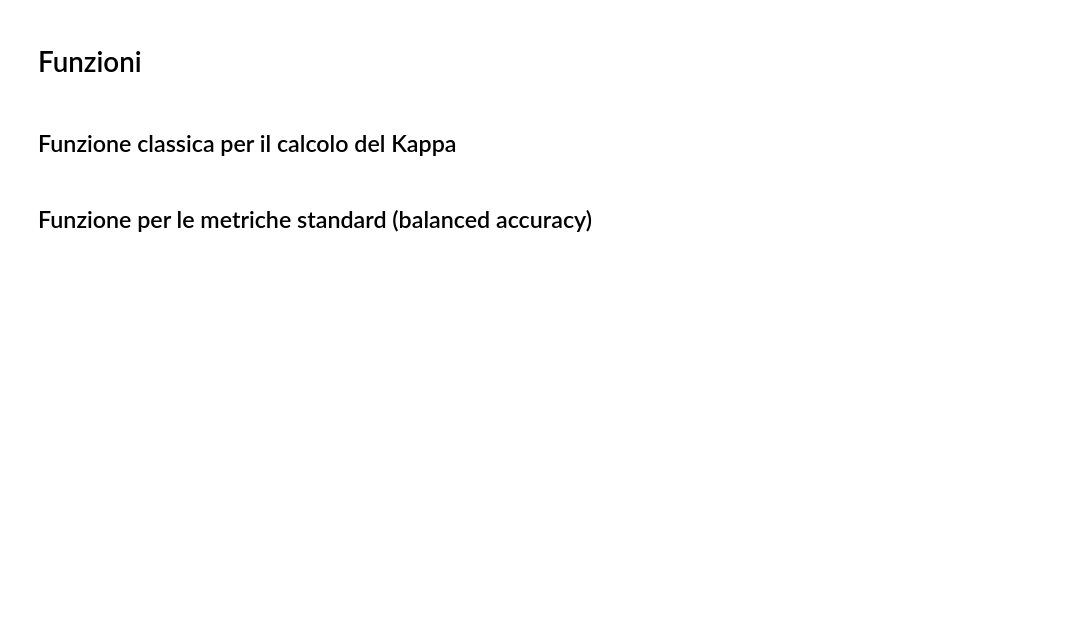
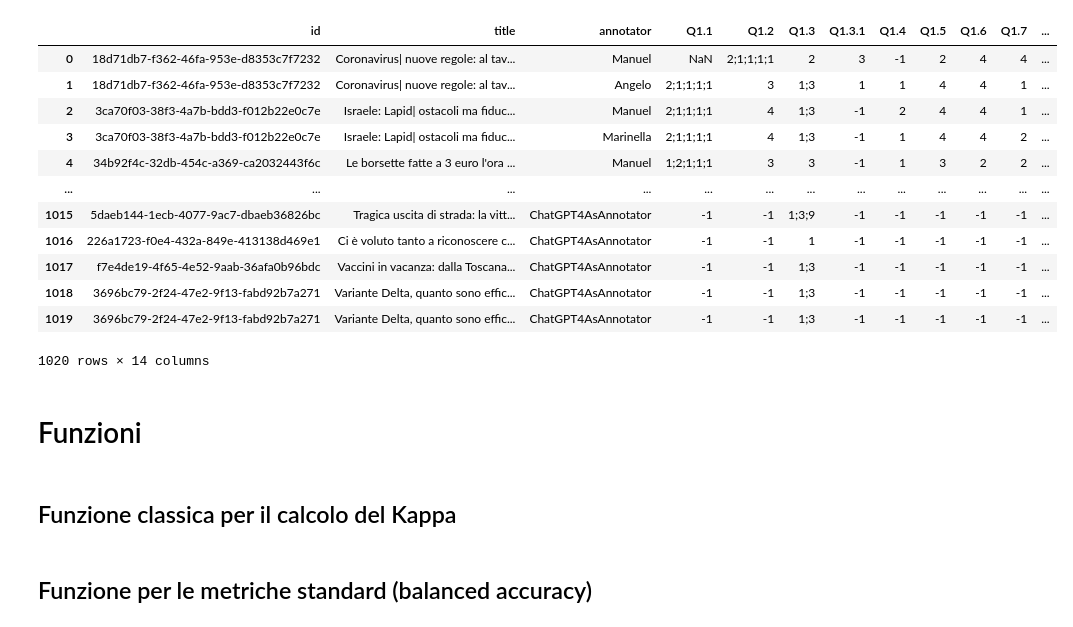
Before and after one commit to bianchi-john/ChatGPTAsAnnotator, a Jupyter notebook: Code/Comparison.ipynb, the cells around one changed output. Saved outputs shown, nothing was run; the diff lists cells and outputs as text; code cells hidden in the pictures; blank space fills up the shorter version.

```diff
--- a/Code/Comparison.ipynb
+++ b/Code/Comparison.ipynb
@@ -13,6 +13,22 @@ from sklearn.dummy import DummyClassifier
 from collections import Counter
 
 df = pd.read_csv('merged_checked.csv')
+# %%
+df
+# %% [output]
+|  | id | title | annotator | Q1.1 | Q1.2 | Q1.3 | Q1.3.1 | Q1.4 | Q1.5 | Q1.6 | Q1.7 | ... |
+| 0 | 18d71db7-f362-46fa-953e-d8353c7f7232 | Coronavirus| nuove regole: al tav... | Manuel | NaN | 2;1;1;1;1 | 2 | 3 | -1 | 2 | 4 | 4 | ... |
+| 1 | 18d71db7-f362-46fa-953e-d8353c7f7232 | Coronavirus| nuove regole: al tav... | Angelo | 2;1;1;1;1 | 3 | 1;3 | 1 | 1 | 4 | 4 | 1 | ... |
+| 2 | 3ca70f03-38f3-4a7b-bdd3-f012b22e0c7e | Israele: Lapid| ostacoli ma fiduc... | Manuel | 2;1;1;1;1 | 4 | 1;3 | -1 | 2 | 4 | 4 | 1 | ... |
+| 3 | 3ca70f03-38f3-4a7b-bdd3-f012b22e0c7e | Israele: Lapid| ostacoli ma fiduc... | Marinella | 2;1;1;1;1 | 4 | 1;3 | -1 | 1 | 4 | 4 | 2 | ... |
+| 4 | 34b92f4c-32db-454c-a369-ca2032443f6c | Le borsette fatte a 3 euro l'ora ... | Manuel | 1;2;1;1;1 | 3 | 3 | -1 | 1 | 3 | 2 | 2 | ... |
+| ... | ... | ... | ... | ... | ... | ... | ... | ... | ... | ... | ... | ... |
+| 1015 | 5daeb144-1ecb-4077-9ac7-dbaeb36826bc | Tragica uscita di strada: la vitt... | ChatGPT4AsAnnotator | -1 | -1 | 1;3;9 | -1 | -1 | -1 | -1 | -1 | ... |
+| 1016 | 226a1723-f0e4-432a-849e-413138d469e1 | Ci è voluto tanto a riconoscere c... | ChatGPT4AsAnnotator | -1 | -1 | 1 | -1 | -1 | -1 | -1 | -1 | ... |
+| 1017 | f7e4de19-4f65-4e52-9aab-36afa0b96bdc | Vaccini in vacanza: dalla Toscana... | ChatGPT4AsAnnotator | -1 | -1 | 1;3 | -1 | -1 | -1 | -1 | -1 | ... |
+| 1018 | 3696bc79-2f24-47e2-9f13-fabd92b7a271 | Variante Delta, quanto sono effic... | ChatGPT4AsAnnotator | -1 | -1 | 1;3 | -1 | -1 | -1 | -1 | -1 | ... |
+| 1019 | 3696bc79-2f24-47e2-9f13-fabd92b7a271 | Variante Delta, quanto sono effic... | ChatGPT4AsAnnotator | -1 | -1 | 1;3 | -1 | -1 | -1 | -1 | -1 | ... |
+1020 rows × 14 columns
 # %% [markdown]
 # Funzioni
 # %% [markdown]
```
Also changed, not shown: parts of 20 cells of this notebook, 10 other files.
